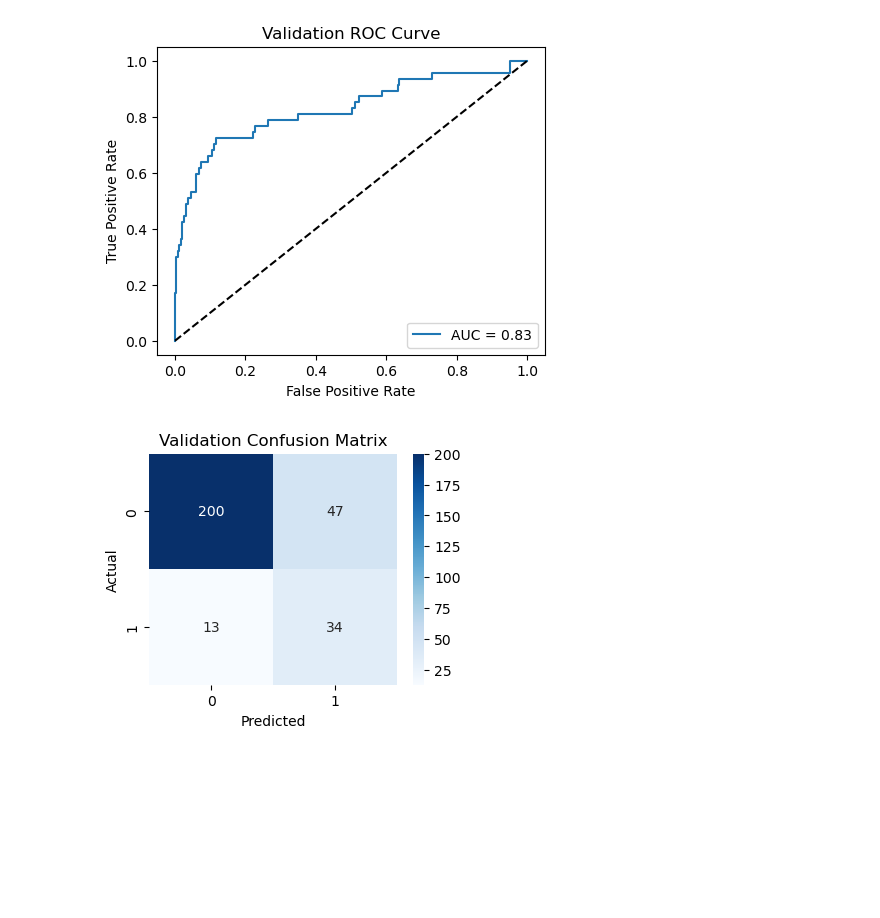
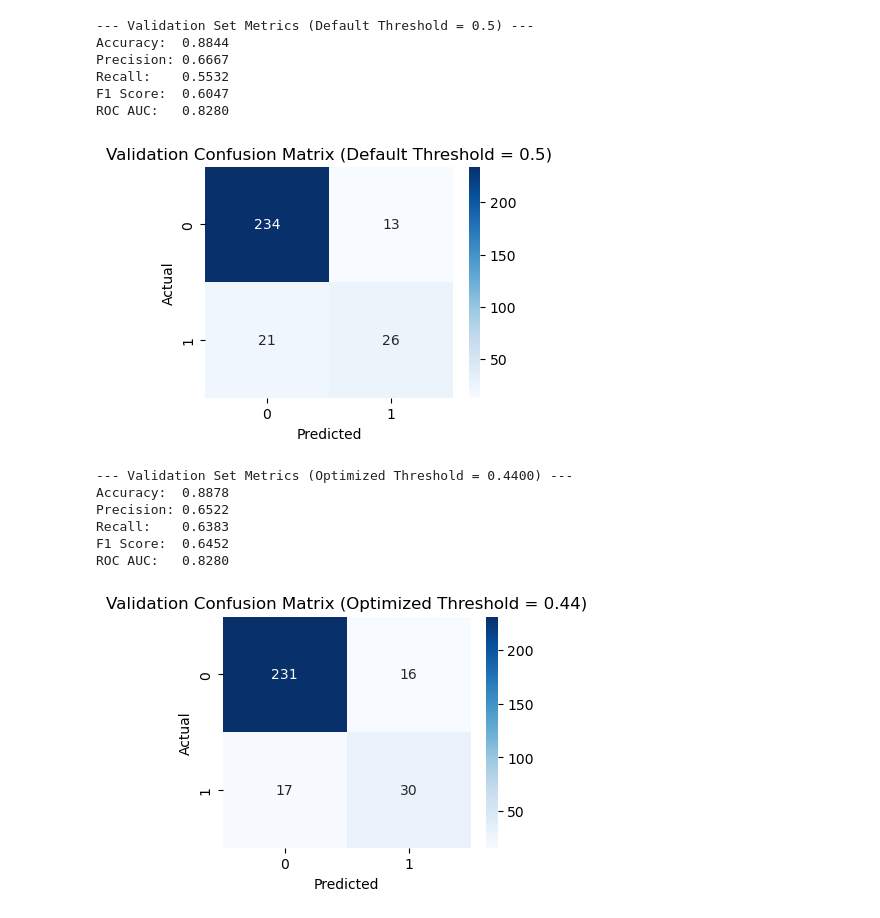
Before and after one commit to filipe-carmo/EDSB25_10, a Jupyter notebook: Model_Train_Validation.ipynb, the cells around one changed output. Saved outputs shown, nothing was run; the diff lists cells and outputs as text; code cells hidden in the pictures; blank space fills up the shorter version.

Commit message:
best f1 threshold

```diff
--- a/Model_Train_Validation.ipynb
+++ b/Model_Train_Validation.ipynb
@@ -45,28 +46,36 @@ DATA_PATH = "data/raw/HR_Attrition_Dataset.csv"
 # CALL YOUR FUNCTION (assumes returns train/val/test splits in same order as before)
 X_train, X_val, X_test, y_train, y_val, y_test = preprocess(data_path=DATA_PATH)
 # %%
-# --- Set up StratifiedKFold and Hyperparameter Grid
+# Set up StratifiedKFold
 n_splits = 5
+skf = StratifiedKFold(n_splits=n_splits, shuffle=True, random_state=42)
 
-skf = StratifiedKFold(n_splits=n_splits, shuffle=True, random_state=42)
+# Expanded hyperparameter grid with class_weight tuning
 param_grid = {
     'C': [0.01, 0.1, 1, 10, 100],
     'penalty': ['l2'],
-    'solver': ['lbfgs', 'liblinear']
+    'solver': ['lbfgs', 'liblinear'],
+    'class_weight': [None, 'balanced', {0: 1, 1: 2}, {0: 1, 1: 3}, {0: 1, 1: 5}]
 }
 
-clf = LogisticRegression(max_iter=1000, class_weight='balanced', random_state=42)
+# Base classifier (no class_weight here, let grid search tune it)
+clf = LogisticRegression(max_iter=1000, random_state=42)
 
+# GridSearchCV with F1 scoring
 grid_search = GridSearchCV(
     estimator=clf,
     param_grid=param_grid,
-    scoring='roc_auc',
+    scoring='f1',
     cv=skf,
     verbose=2,
     n_jobs=-1
 )
 
+# Fit model
 grid_search.fit(X_train, y_train)
-print("Best Parameters:", grid_search.best_params_)
+print("\nBest Parameters:", grid_search.best_params_)
+print("Best F1 Score (CV):", grid_search.best_score_)
+
+# Best estimator
 best_logreg = grid_search.best_estimator_
 # %% [output]
@@ -112,9 +161,42 @@ Validation Metrics: {'accuracy': 0.7959183673469388, 'precision': 0.419753086419
 # %%
-# ROC curve for validation
-plot_roc(y_val, y_proba_val, 'Validation ROC Curve')
+# Predictions using default and optimized threshold
+y_pred_val_default = best_logreg.predict(X_val)
+y_pred_val_optimized = (y_proba_val >= best_threshold).astype(int)
 
-# Confusion matrix for validation
-plot_conf_matrix(y_val, y_pred_val, 'Validation Confusion Matrix')
+print("\n--- Validation Set Metrics (Default Threshold = 0.5) ---")
+print(f"Accuracy:  {accuracy_score(y_val, y_pred_val_default):.4f}")
+print(f"Precision: {precision_score(y_val, y_pred_val_default):.4f}")
+print(f"Recall:    {recall_score(y_val, y_pred_val_default):.4f}")
+print(f"F1 Score:  {f1_score(y_val, y_pred_val_default):.4f}")
+print(f"ROC AUC:   {roc_auc_score(y_val, y_proba_val):.4f}")
+
+# Confusion Matrix - Validation (Default)
+plot_conf_matrix(y_val, y_pred_val_default, title='Validation Confusion Matrix (Default Threshold = 0.5)')
+
+print(f"\n--- Validation Set Metrics (Optimized Threshold = {best_threshold:.4f}) ---")
+print(f"Accuracy:  {accuracy_score(y_val, y_pred_val_optimized):.4f}")
+print(f"Precision: {precision_score(y_val, y_pred_val_optimized):.4f}")
+print(f"Recall:    {recall_score(y_val, y_pred_val_optimized):.4f}")
+print(f"F1 Score:  {f1_score(y_val, y_pred_val_optimized):.4f}")
+print(f"ROC AUC:   {roc_auc_score(y_val, y_proba_val):.4f}")
+
+# Confusion Matrix - Validation (Optimized)
+plot_conf_matrix(y_val, y_pred_val_optimized, title=f'Validation Confusion Matrix (Optimized Threshold = {best_threshold:.2f})')
+
+# ROC Curve - Validation
+plot_roc(y_val, y_proba_val, title='ROC Curve - Validation Set')
 # %% [output]
+--- Validation Set Metrics (Default Threshold = 0.5) ---
+Accuracy:  0.8844
+Precision: 0.6667
+Recall:    0.5532
+F1 Score:  0.6047
+ROC AUC:   0.8280
-[figure, old version]
+[figure, new version]
+--- Validation Set Metrics (Optimized Threshold = 0.4400) ---
+Accuracy:  0.8878
+Precision: 0.6522
+Recall:    0.6383
+F1 Score:  0.6452
+ROC AUC:   0.8280
-[figure, old version]
+[figure, new version]
```
Also changed, not shown: parts of 9 cells of this notebook.
